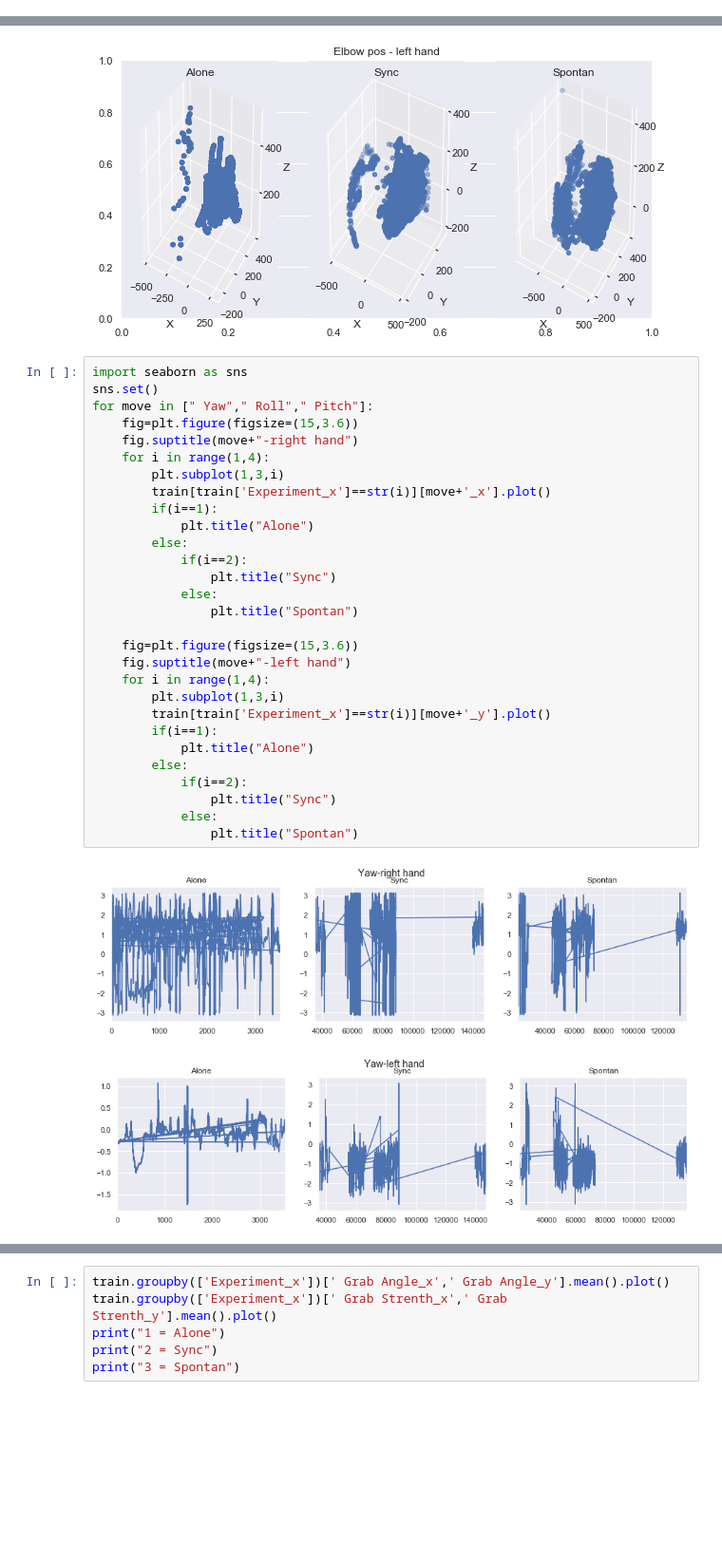
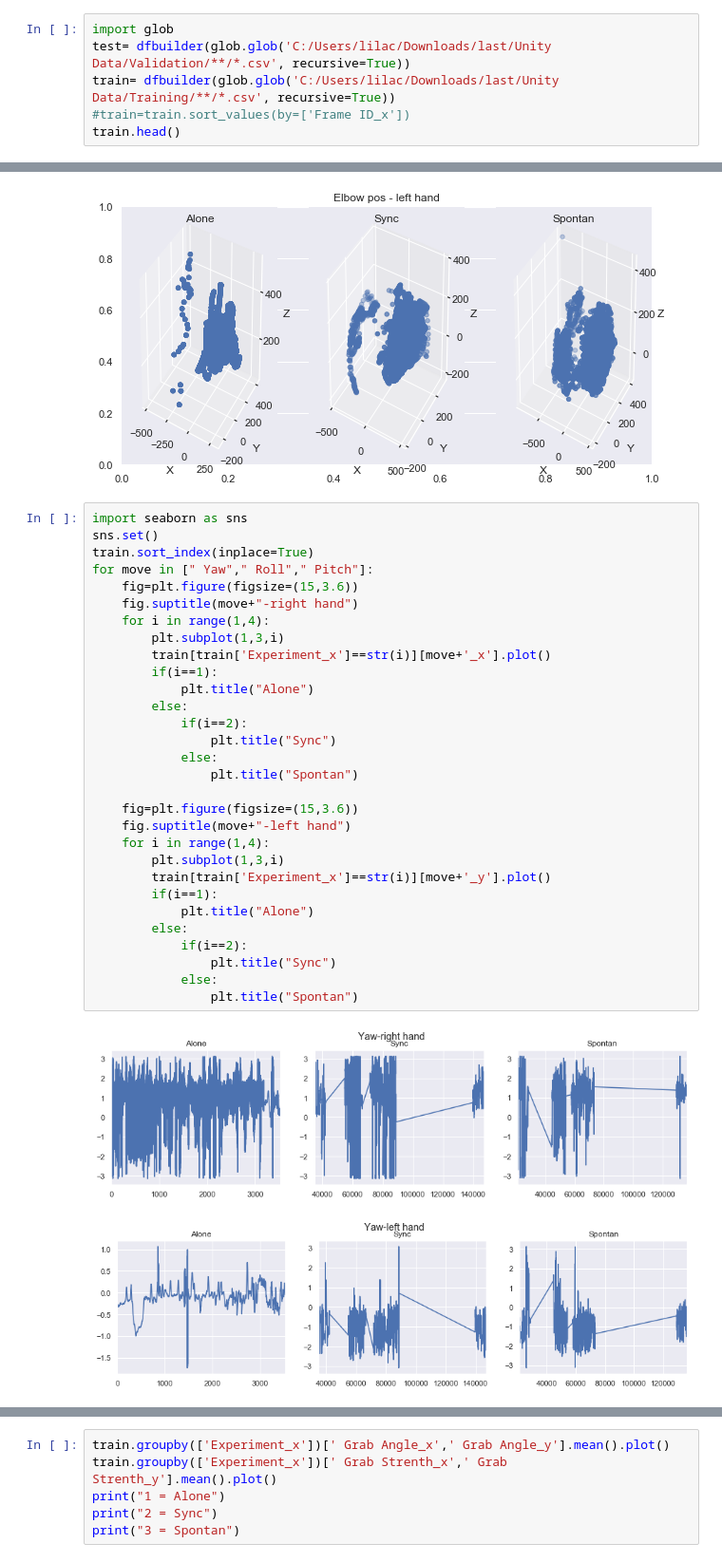
Before and after one commit to lilach199612/HMLFIPA, a Jupyter notebook: HMLFIPA.ipynb, the cells around one changed output, grey strips where cells are left out. Shown at 95% size. Saved outputs shown, nothing was run; the diff lists cells and outputs as text; blank space fills up the shorter version.

```diff
--- a/HMLFIPA.ipynb
+++ b/HMLFIPA.ipynb
@@ -91,0 +54,6 @@ test.head()
+# %%
+import glob
+test= dfbuilder(glob.glob('C:/Users/lilac/Downloads/last/Unity Data/Validation/**/*.csv', recursive=True))
+train= dfbuilder(glob.glob('C:/Users/lilac/Downloads/last/Unity Data/Training/**/*.csv', recursive=True))
+#train=train.sort_values(by=['Frame ID_x'])
+train.head()
@@ -185,32 +161,33 @@ plt.show()
 # %%
 import seaborn as sns
 sns.set()
+train.sort_index(inplace=True)
 for move in [" Yaw"," Roll"," Pitch"]:
     fig=plt.figure(figsize=(15,3.6))
     fig.suptitle(move+"-right hand")
     for i in range(1,4):
         plt.subplot(1,3,i)
         train[train['Experiment_x']==str(i)][move+'_x'].plot()
         if(i==1):
             plt.title("Alone")
         else:
             if(i==2):
                 plt.title("Sync")
             else:
                 plt.title("Spontan")
 
     fig=plt.figure(figsize=(15,3.6))
     fig.suptitle(move+"-left hand")
     for i in range(1,4):
         plt.subplot(1,3,i)
         train[train['Experiment_x']==str(i)][move+'_y'].plot()
         if(i==1):
             plt.title("Alone")
         else:
             if(i==2):
                 plt.title("Sync")
             else:
                 plt.title("Spontan")
 # %% [output]
-[figure, old version]
+[figure, new version]
-[figure, old version]
+[figure, new version]
```
Also changed, not shown: parts of 32 cells of this notebook.
